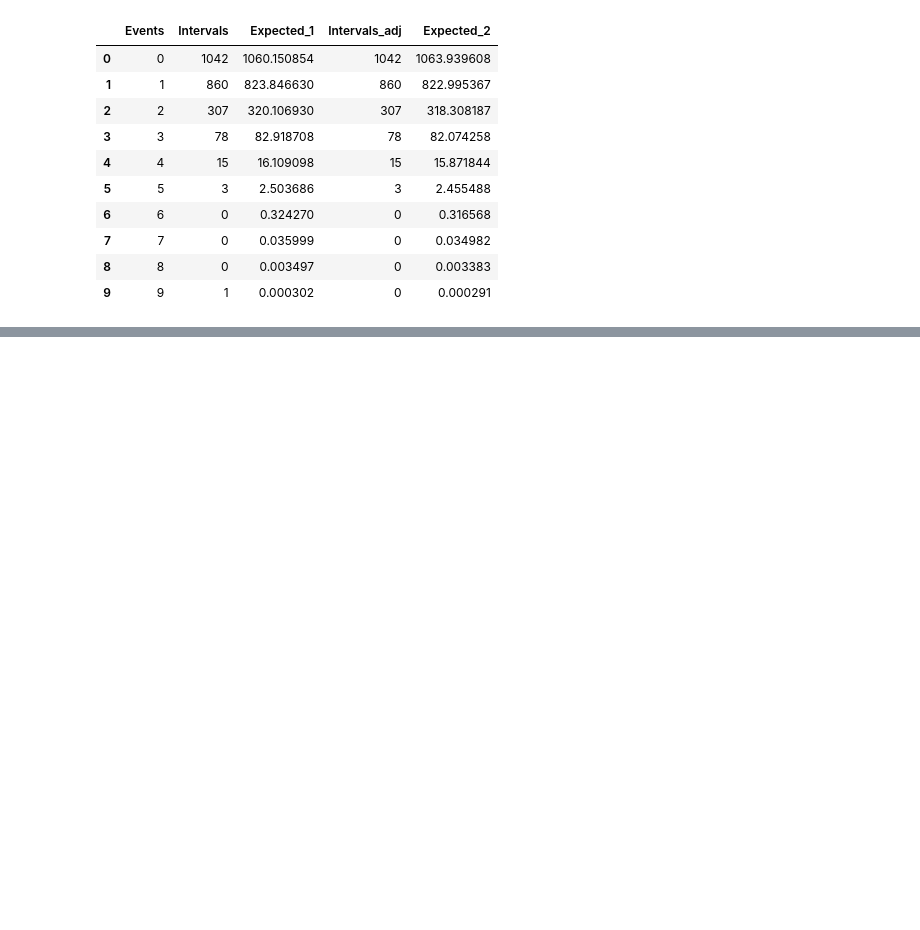
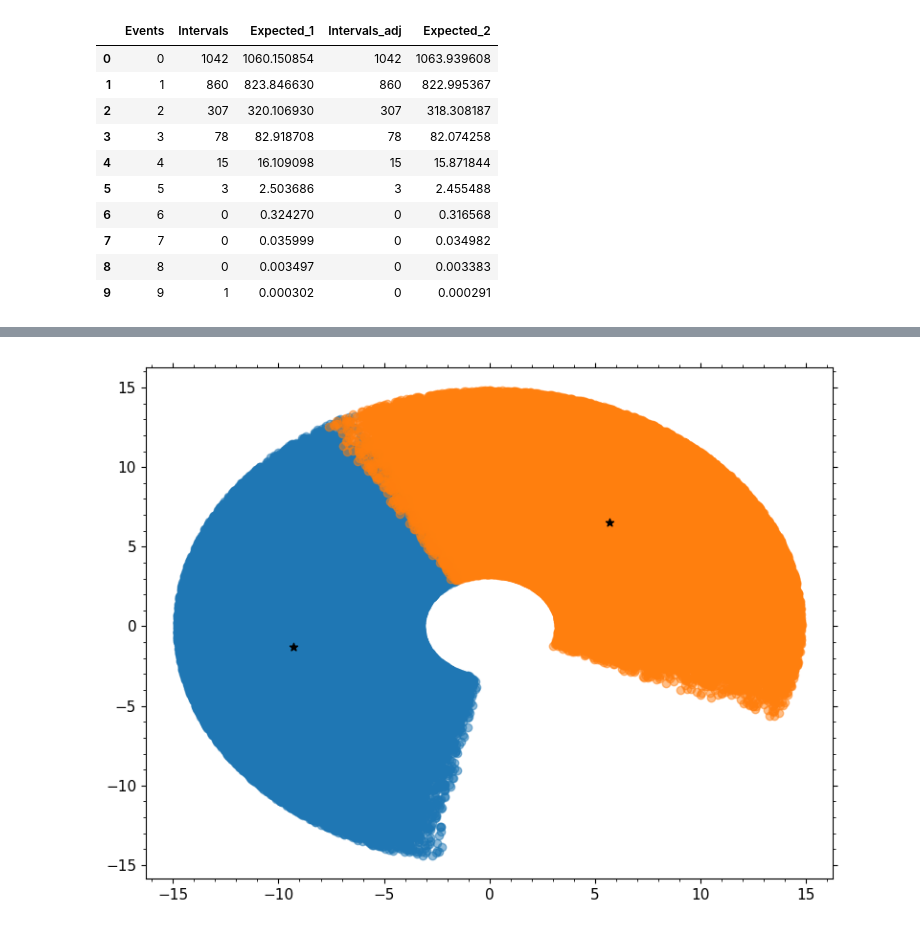
Before and after one commit to james-hughes1/mphildis-coursework, a Jupyter notebook: principles-of-data-science/Examples3.ipynb, the cells around one changed output, grey strips where cells are left out. Cells and saved outputs as stored; diff of their text form; code cells hidden in the pictures; blank space fills up the shorter version.

```diff
--- a/principles-of-data-science/Examples3.ipynb
+++ b/principles-of-data-science/Examples3.ipynb
@@ -169,0 +310,4 @@ neutrino_df
+# %%
+r_hat, delt_hat, gamm_hat = tuple(mi.values)
+r_sg, delt_sg, gamm_sg = tuple(mi.errors)
+gamm_ci = (gamm_hat - gamm_sg, gamm_hat + gamm_sg)
@@ -169,0 +357,13 @@ neutrino_df
+# %%
+r_within_sg = np.random.uniform(r_hat - r_sg, r_hat + r_sg, 100000)
+delt_within_sg = np.random.uniform(delt_hat - delt_sg, delt_hat + delt_sg, 100000)
+gamm_within_sg = np.random.uniform(gamm_hat - gamm_sg, gamm_hat + gamm_sg, 100000)
+# %%
+fig = plt.figure(figsize=(8,6))
+ax = plt.axes()
+ax.scatter(r_within_sg * np.cos(delt_within_sg+gamm_within_sg), r_within_sg * np.sin(delt_within_sg+gamm_within_sg), alpha=0.5)
+ax.scatter(r_within_sg * np.cos(delt_within_sg-gamm_within_sg), r_within_sg * np.sin(delt_within_sg-gamm_within_sg), alpha=0.5)
+ax.scatter([-9.3, 5.7], [-1.3, 6.5], marker="*", c="black")
+plt.show()
+# %% [output]
+[figure, added]
```
Also changed, not shown: parts of 30 cells of this notebook.
